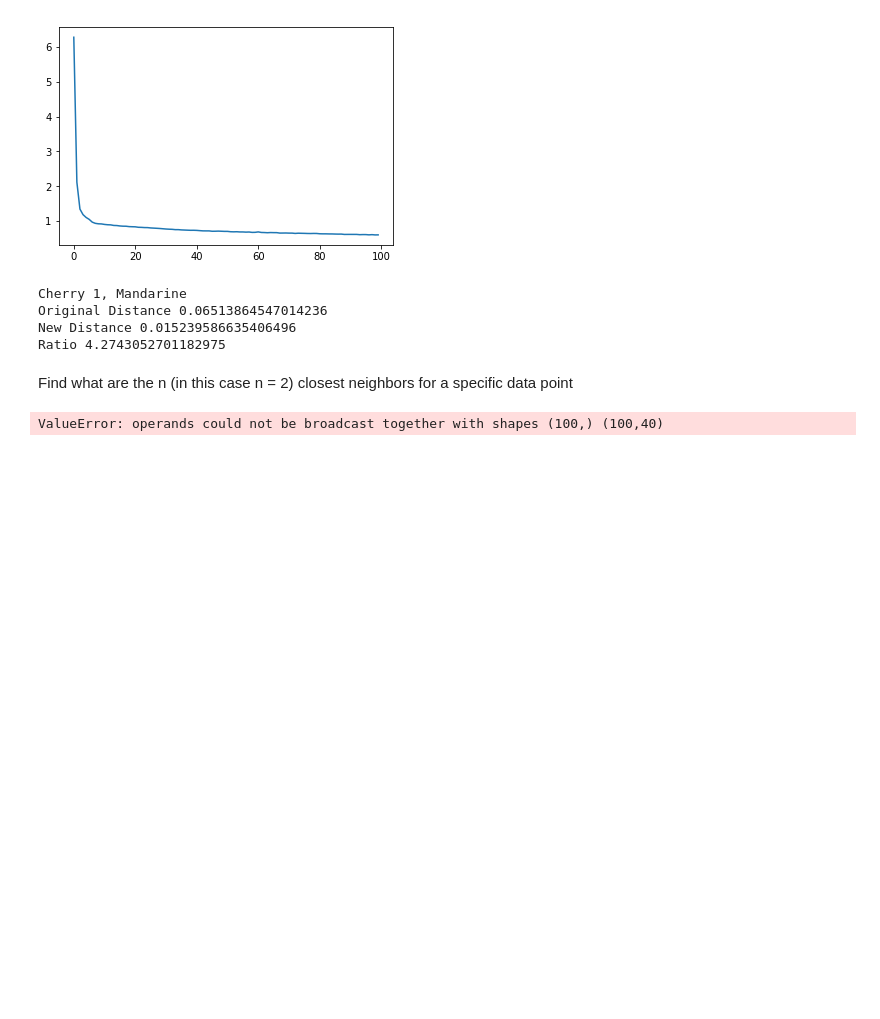
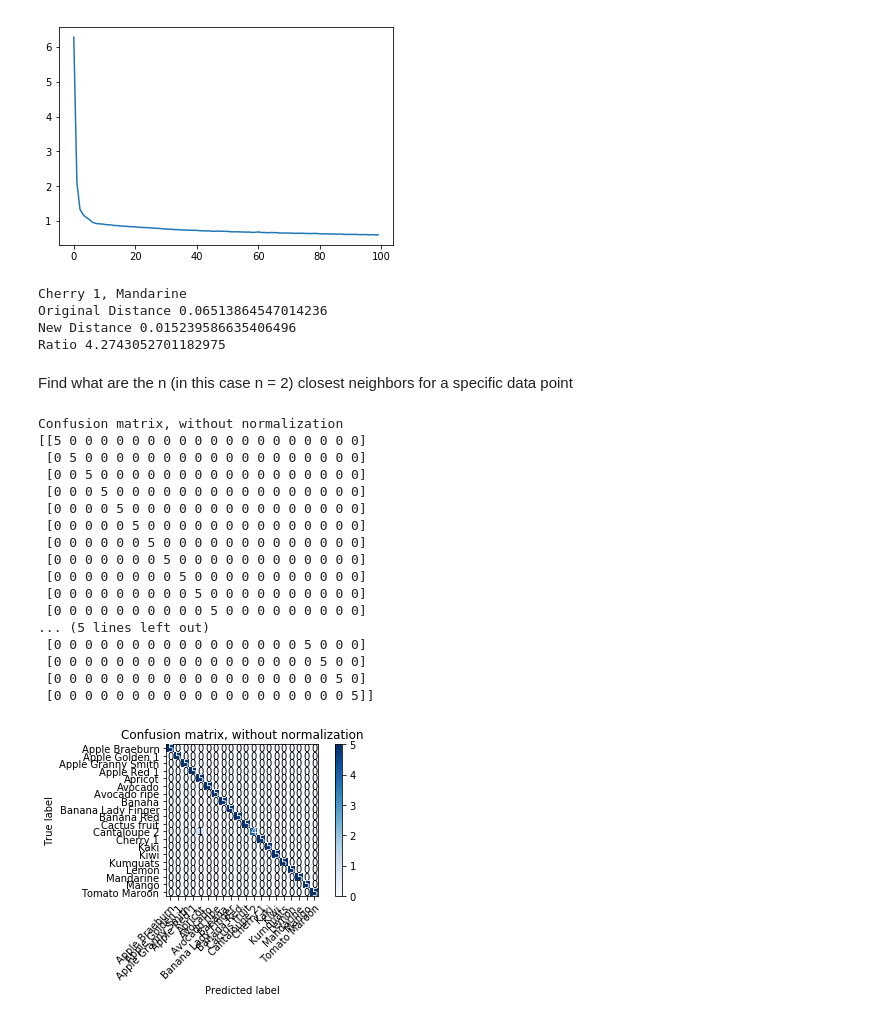
Before and after one commit to Holstrup/MetricLearning, a Jupyter notebook: MetricLearning/Run_LMNN.ipynb, the cells around one changed output. Drawn from its saved outputs; the diff is of its cells as text; code cells hidden in the pictures; blank space fills up the shorter version.

```diff
--- a/MetricLearning/Run_LMNN.ipynb
+++ b/MetricLearning/Run_LMNN.ipynb
@@ -289,7 +290,29 @@ Ratio 4.2743052701182975
 # %% [markdown]
 Find what are the n (in this case n = 2) closest neighbors for a specific data point
 # %%
-for i in range(len(embeddings.T)):
-    print(labels[i], knnClassifier.knn(embeddings.T[i], embeddings, labels, 2))
+prediction = []
+
+for i in range(len(embeddings)):
+    prediction.append(knnClassifier.knn(embeddings[i], embeddings, labels, L, 5))
+
+prediction
+confusion_matrix = plots.plot_confusion_matrix(labels, prediction, normalize=False)
 # %% [output]
-ValueError: operands could not be broadcast together with shapes (100,) (100,40)
+Confusion matrix, without normalization
+[[5 0 0 0 0 0 0 0 0 0 0 0 0 0 0 0 0 0 0 0]
+ [0 5 0 0 0 0 0 0 0 0 0 0 0 0 0 0 0 0 0 0]
+ [0 0 5 0 0 0 0 0 0 0 0 0 0 0 0 0 0 0 0 0]
+ [0 0 0 5 0 0 0 0 0 0 0 0 0 0 0 0 0 0 0 0]
+ [0 0 0 0 5 0 0 0 0 0 0 0 0 0 0 0 0 0 0 0]
+ [0 0 0 0 0 5 0 0 0 0 0 0 0 0 0 0 0 0 0 0]
+ [0 0 0 0 0 0 5 0 0 0 0 0 0 0 0 0 0 0 0 0]
+ [0 0 0 0 0 0 0 5 0 0 0 0 0 0 0 0 0 0 0 0]
+ [0 0 0 0 0 0 0 0 5 0 0 0 0 0 0 0 0 0 0 0]
+ [0 0 0 0 0 0 0 0 0 5 0 0 0 0 0 0 0 0 0 0]
+ [0 0 0 0 0 0 0 0 0 0 5 0 0 0 0 0 0 0 0 0]
+... (5 lines left out)
+ [0 0 0 0 0 0 0 0 0 0 0 0 0 0 0 0 5 0 0 0]
+ [0 0 0 0 0 0 0 0 0 0 0 0 0 0 0 0 0 5 0 0]
+ [0 0 0 0 0 0 0 0 0 0 0 0 0 0 0 0 0 0 5 0]
+ [0 0 0 0 0 0 0 0 0 0 0 0 0 0 0 0 0 0 0 5]]
+[figure, added]
```
Also changed, not shown: parts of 3 cells of this notebook, 2 other files.
